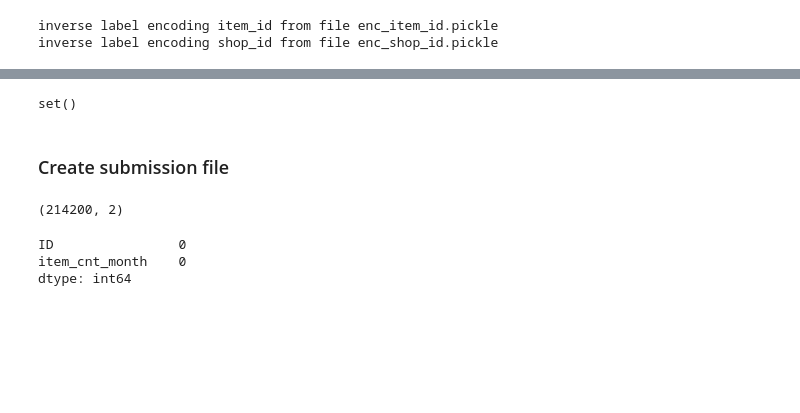
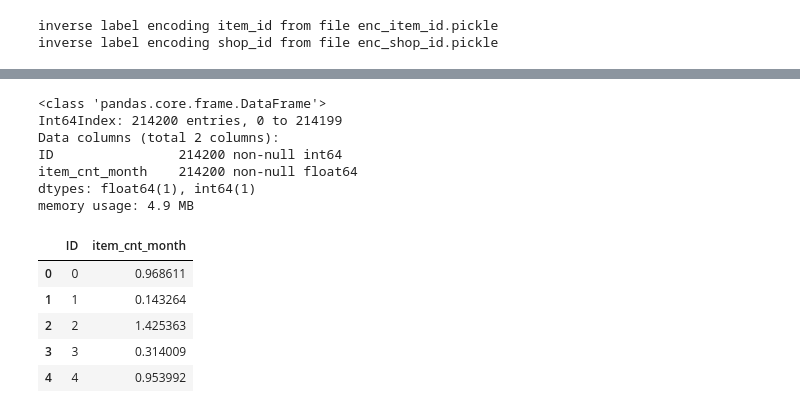
Before and after one commit to JojoYY/Coursera_Kaggle_Project, a Jupyter notebook: Tree_based_models.ipynb, the cells around one changed output, grey strips where cells are left out. Saved outputs shown, nothing was run; the diff lists cells and outputs as text; code cells hidden in the pictures; blank space fills up the shorter version.

Commit message:
cleaned up predicting on test set part

```diff
--- a/Tree_based_models.ipynb
+++ b/Tree_based_models.ipynb
@@ -297,10 +297,10 @@ Number of observations in train: 6425094
 Number of observations in test: 214200
 Number of attributes: 28
 # %%
-model_select = lgb.Booster(model_file='lgbm_bst_model_clip.txt')  #init model
-pred_test = model_select.predict(all_test)
+model_select = lgb.Booster(model_file='lgbm_bst_clip_2018_12_20.txt')
+pred_test = model_select.predict(X_test)
 # %%
-pred_submit = all_test[['item_id', 'shop_id']].copy().reset_index(drop=True)
+pred_submit = X_test[['item_id', 'shop_id']].copy().reset_index(drop=True)
 pred_submit['target'] = pred_test
 
 # inverse the item and shop ids
@@ -353,9 +315,3 @@ set()
-# %%
-test_shops - submit_shops
-# %% [output]
-set()
-# %% [markdown]
-### Create submission file
 # %%
 # create submission file with IDs from test data
 submit = (pd.merge(test_data, pred_submit, how='left', on=['shop_id', 'item_id'])
@@ -363,13 +319,22 @@ submit = (pd.merge(test_data, pred_submit, how='left', on=['shop_id', 'item_id']
                   .drop(columns=['shop_id', 'item_id'])
           )
 # %%
-submit.shape
+submit.info()
 # %% [output]
-(214200, 2)
+<class 'pandas.core.frame.DataFrame'>
+Int64Index: 214200 entries, 0 to 214199
+Data columns (total 2 columns):
+ID                214200 non-null int64
+item_cnt_month    214200 non-null float64
+dtypes: float64(1), int64(1)
+memory usage: 4.9 MB
-# %%
-submit.isnull().sum()
-# %% [output]
-ID                0
-item_cnt_month    0
-dtype: int64
+# %%
+submit.head()
+# %% [output]
+|  | ID | item_cnt_month |
+| 0 | 0 | 0.968611 |
+| 1 | 1 | 0.143264 |
+| 2 | 2 | 1.425363 |
+| 3 | 3 | 0.314009 |
+| 4 | 4 | 0.953992 |
 # %%
```
Also changed, not shown: parts of 10 cells of this notebook.
